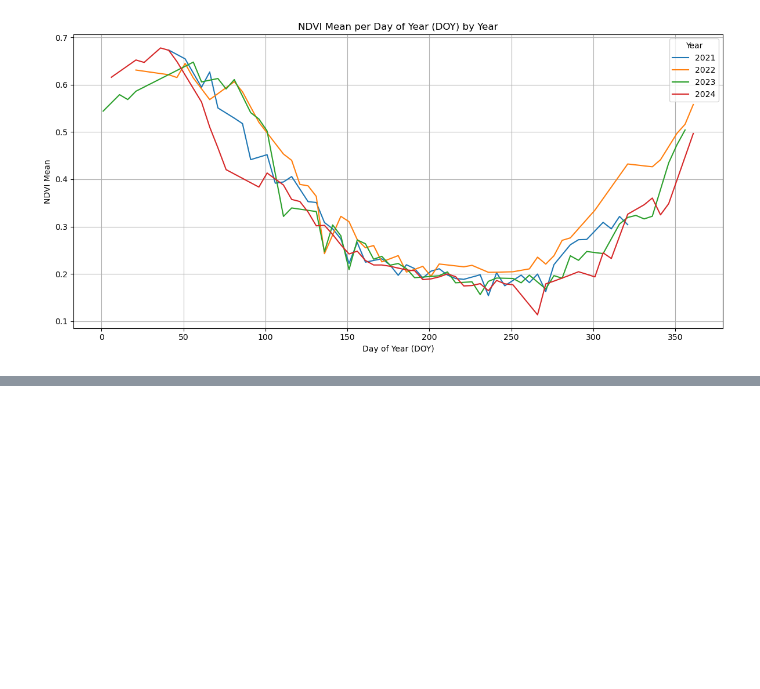
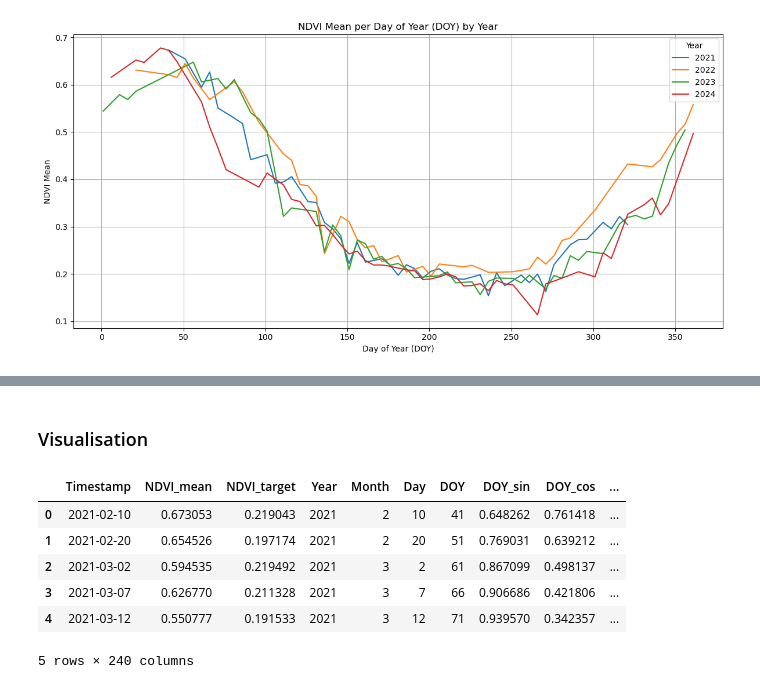
Before and after one commit to asembreek/fieldlens, a Jupyter notebook: src/Time Series Visualisation.ipynb, the cells around one changed output, grey strips where cells are left out. Saved outputs shown, nothing was run; the diff lists cells and outputs as text; code cells hidden in the pictures; blank space fills up the shorter version.

```diff
--- a/src/Time Series Visualisation.ipynb
+++ b/src/Time Series Visualisation.ipynb
@@ -221,6 +115,0 @@ are both complementary features that will be used in the final ML model.
-# %%
-all_features = pd.DataFrame(master_df[["Timestamp", "NDVI_mean"]])
-all_features["stl3_lag_3"] = slt_lag_df["soil_temperature_level_3_lag_3"]
-stl3_rolling_stats = engineering.add_rolling_statistics(soil_temp_3, [21])
-all_features = all_features.merge(stl3_rolling_stats, on ="Timestamp")
-all_features.head()
@@ -338,0 +152,4 @@ index_plotter.plot_index_doy_barchart(doy_df, indices.NDVI)
+# %%
+feature_df = grouped_spectral_df[["Timestamp", "NDVI_mean"]].copy()
+feature_df["NDVI_target"] = grouped_spectral_df["NDVI_mean"].shift(-21)
+feature_df.head()
@@ -338,0 +216,13 @@ index_plotter.plot_index_doy_barchart(doy_df, indices.NDVI)
+# %% [markdown]
+### Visualisation
+# %%
+df = utils.merge_with_master(feature_df, ns_lag, ns_rolling)
+df.head()
+# %% [output]
+|  | Timestamp | NDVI_mean | NDVI_target | Year | Month | Day | DOY | DOY_sin | DOY_cos | ... |
+| 0 | 2021-02-10 | 0.673053 | 0.219043 | 2021 | 2 | 10 | 41 | 0.648262 | 0.761418 | ... |
+| 1 | 2021-02-20 | 0.654526 | 0.197174 | 2021 | 2 | 20 | 51 | 0.769031 | 0.639212 | ... |
+| 2 | 2021-03-02 | 0.594535 | 0.219492 | 2021 | 3 | 2 | 61 | 0.867099 | 0.498137 | ... |
+| 3 | 2021-03-07 | 0.626770 | 0.211328 | 2021 | 3 | 7 | 66 | 0.906686 | 0.421806 | ... |
+| 4 | 2021-03-12 | 0.550777 | 0.191533 | 2021 | 3 | 12 | 71 | 0.939570 | 0.342357 | ... |
+5 rows × 240 columns
```
Also changed, not shown: parts of 52 cells of this notebook, 2 other files.
